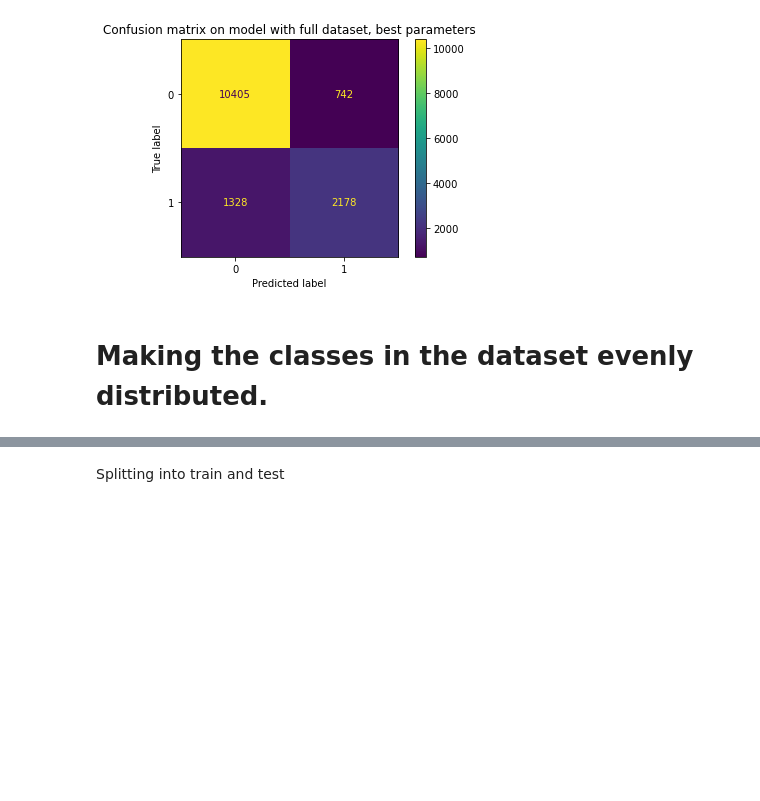
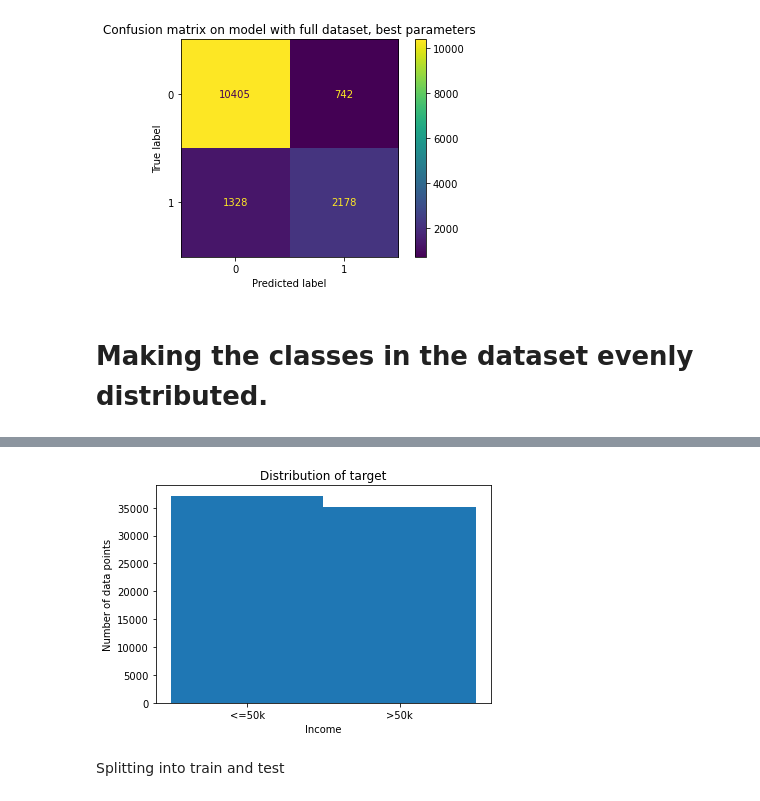
Before and after one commit to matthew-samyn/us-income, a Jupyter notebook: main.ipynb, the cells around one changed output, grey strips where cells are left out. Saved outputs shown, nothing was run; the diff lists cells and outputs as text; code cells hidden in the pictures; blank space fills up the shorter version.

```diff
--- a/main.ipynb
+++ b/main.ipynb
@@ -259,3 +265,12 @@ Name: income, dtype: int64
+# %%
+plt.hist(df_even_classes.income, bins=np.arange(-0.5,2))
+plt.xticks([0,1],labels=["<=50k",">50k"])
+plt.title("Distribution of target")
+plt.xlabel("Income")
+plt.ylabel("Number of data points")
+plt.savefig("Visuals/Even_distribution_classes.png")
+# %% [output]
+[figure, added]
 # %% [markdown]
 Splitting into train and test
 # %%
```
Also changed, not shown: parts of 2 cells of this notebook, 3 other files.
